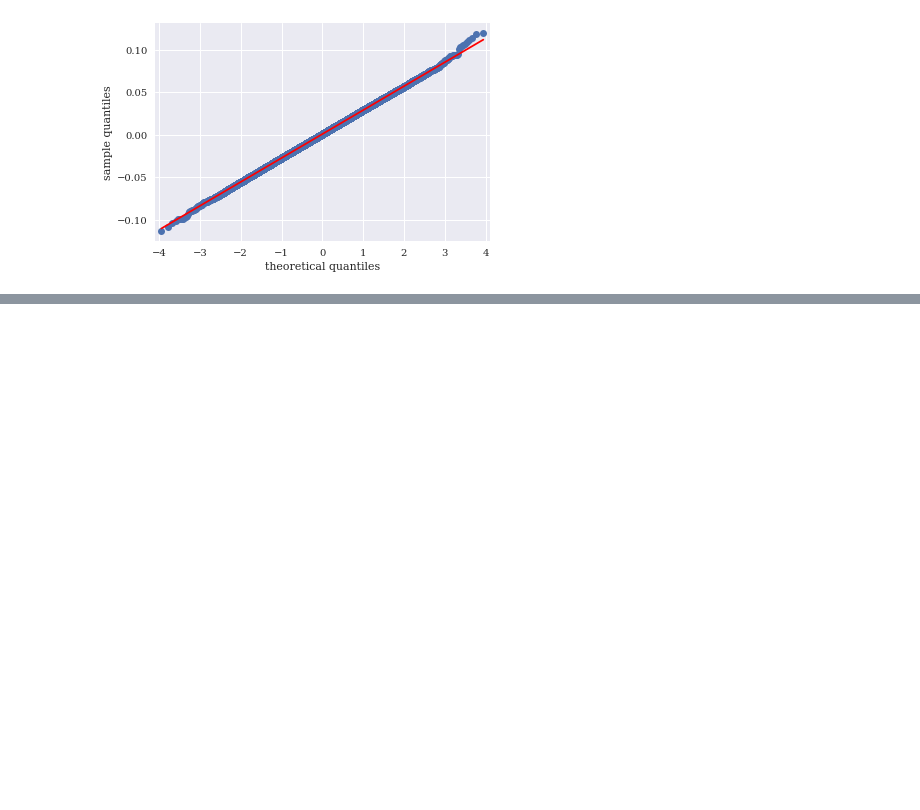
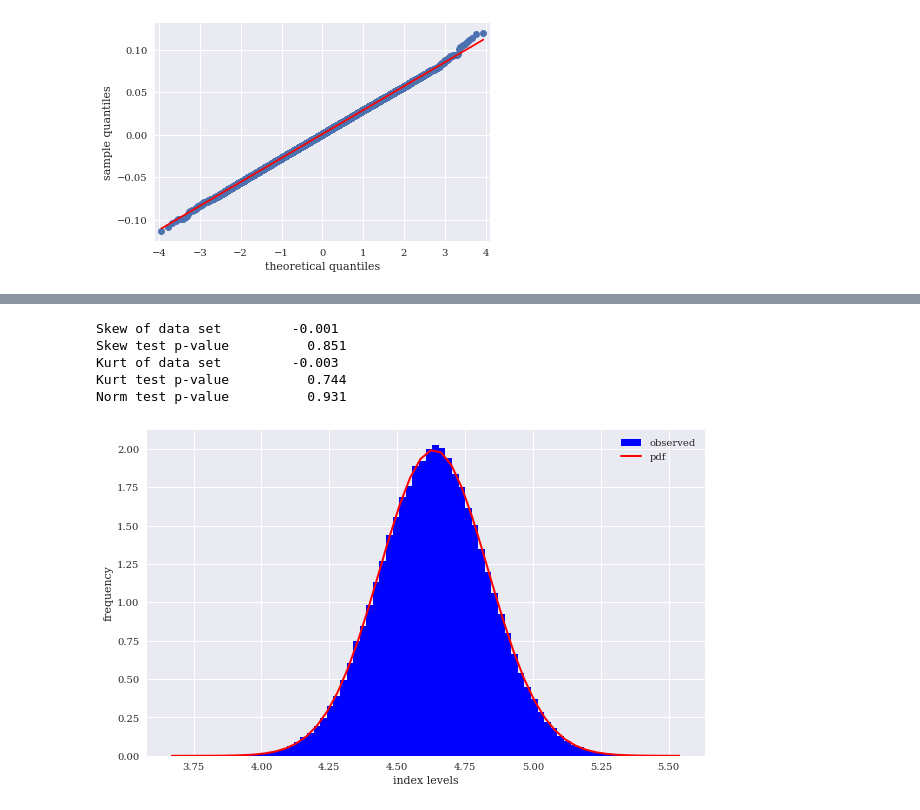
Before and after one commit to omsouravsharma/Python_for_algorithmic_trading-, a Jupyter notebook: Ch13.ipynb, the cells around one changed output, grey strips where cells are left out. Drawn from its saved outputs; the diff is of its cells as text; code cells hidden in the pictures; blank space fills up the shorter version.

```diff
--- a/Ch13.ipynb
+++ b/Ch13.ipynb
@@ -163,0 +225,21 @@ AttributeError: 'Rectangle' object has no property 'desity'
+# %%
+normality_tests(np.log(paths[-1]))
+# %% [output]
+Skew of data set         -0.001
+Skew test p-value          0.851
+Kurt of data set         -0.003
+Kurt test p-value          0.744
+Norm test p-value          0.931
+# %%
+ plt.figure(figsize=(10, 6))
+ log_data = np.log(paths[-1])
+ plt.hist(log_data, bins=70, density=True,
+ label='observed', color='b')
+ plt.xlabel('index levels')
+ plt.ylabel('frequency')
+ x = np.linspace(plt.axis()[0], plt.axis()[1])
+ plt.plot(x, scs.norm.pdf(x, log_data.mean(), log_data.std()),
+ 'r', lw=2.0, label='pdf')
+ plt.legend();
+# %% [output]
+[figure, added]
```
Also changed, not shown: parts of 9 cells of this notebook.
